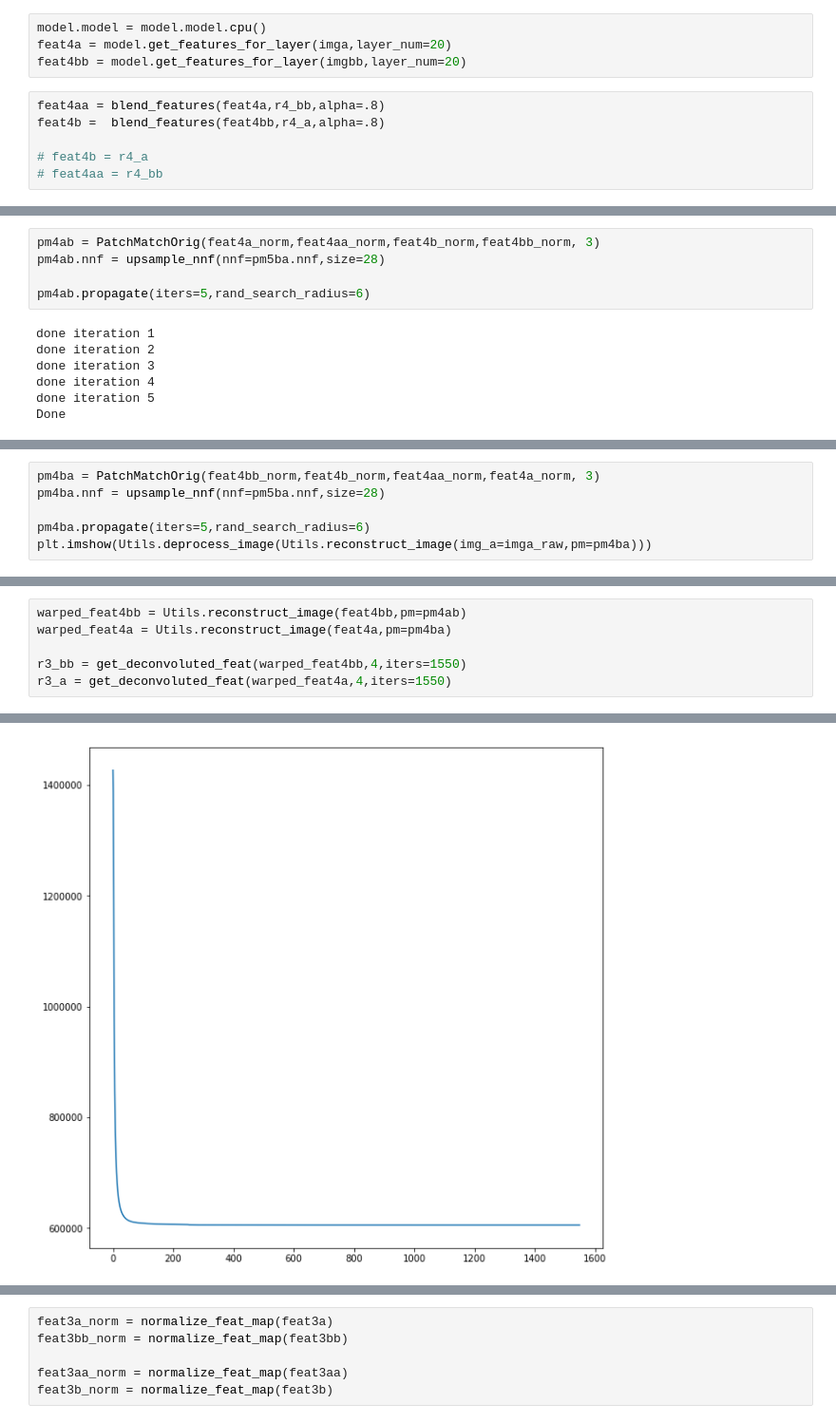
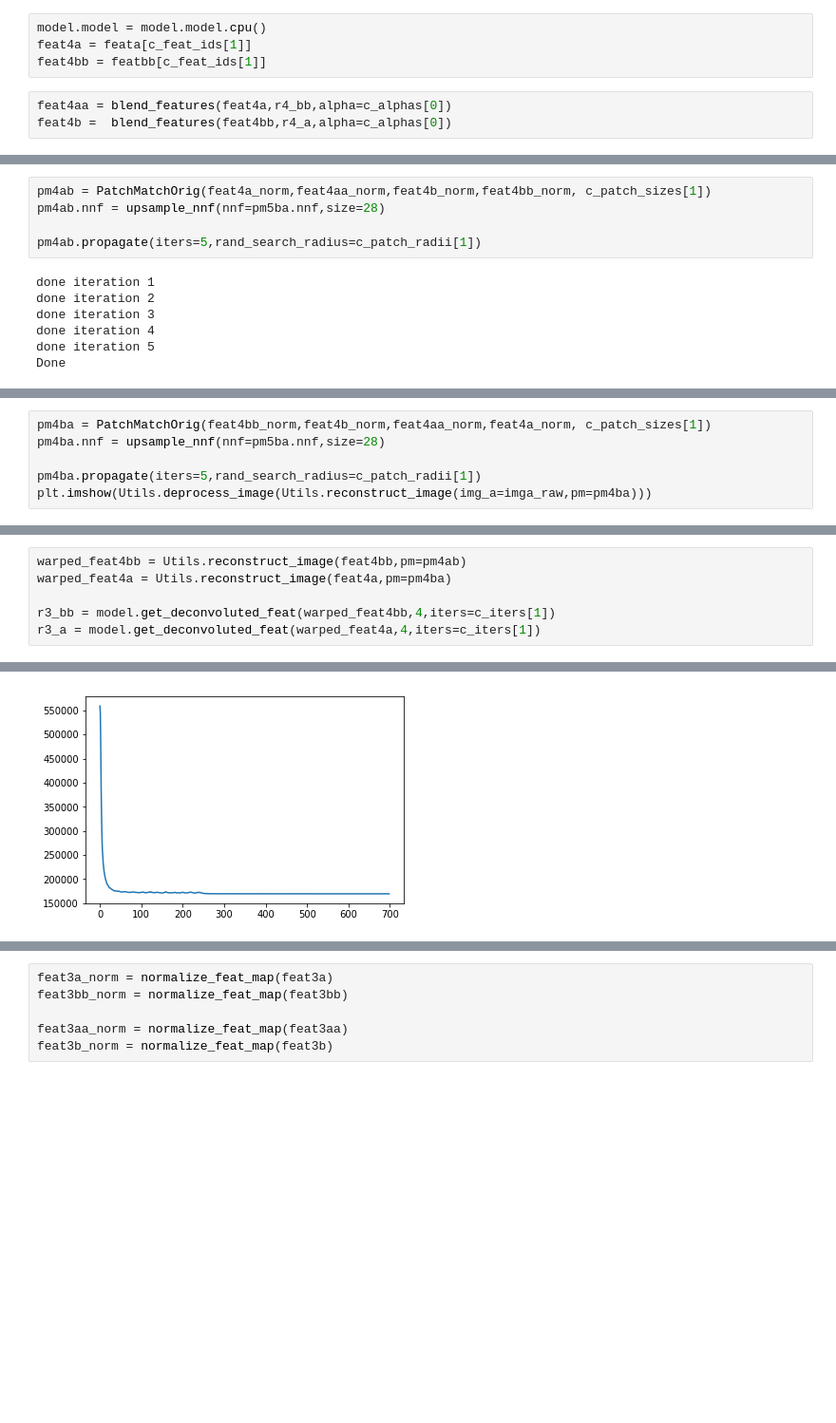
Before and after one commit to harveyslash/Deep-Image-Analogy-PyTorch, a Jupyter notebook: notebooks/Deep Image Analogy.ipynb, the cells around one changed output, grey strips where cells are left out. Shown at 95% size. Saved outputs shown, nothing was run; the diff lists cells and outputs as text; blank space fills up the shorter version.

```diff
--- a/notebooks/Deep Image Analogy.ipynb
+++ b/notebooks/Deep Image Analogy.ipynb
@@ -312,13 +227,10 @@ r4_a = get_deconvoluted_feat(warped_feat5a,5,iters=1550)
 # %%
 model.model = model.model.cpu()
-feat4a = model.get_features_for_layer(imga,layer_num=20)
-feat4bb = model.get_features_for_layer(imgbb,layer_num=20)
+feat4a = feata[c_feat_ids[1]]
+feat4bb = featbb[c_feat_ids[1]]
 # %%
-feat4aa = blend_features(feat4a,r4_bb,alpha=.8)
-feat4b =  blend_features(feat4bb,r4_a,alpha=.8)
-
-# feat4b = r4_a
-# feat4aa = r4_bb
+feat4aa = blend_features(feat4a,r4_bb,alpha=c_alphas[0])
+feat4b =  blend_features(feat4bb,r4_a,alpha=c_alphas[0])
 # %%
 feat4a_norm = normalize_feat_map(feat4a)
 feat4bb_norm = normalize_feat_map(feat4bb)
@@ -328,10 +240,10 @@ feat4b_norm = normalize_feat_map(feat4b)
 # %%
 model.model = model.model.cpu()
 # %%
-pm4ab = PatchMatchOrig(feat4a_norm,feat4aa_norm,feat4b_norm,feat4bb_norm, 3)
+pm4ab = PatchMatchOrig(feat4a_norm,feat4aa_norm,feat4b_norm,feat4bb_norm, c_patch_sizes[1])
 pm4ab.nnf = upsample_nnf(nnf=pm5ba.nnf,size=28)
 
-pm4ab.propagate(iters=5,rand_search_radius=6)
+pm4ab.propagate(iters=5,rand_search_radius=c_patch_radii[1])
 # %% [output]
 done iteration 1
 done iteration 2
@@ -347,8 +259,8 @@ plt.imshow(Utils.deprocess_image(Utils.reconstruct_image(img_a=imgbb_raw,pm=pm4a
 # %%
-pm4ba = PatchMatchOrig(feat4bb_norm,feat4b_norm,feat4aa_norm,feat4a_norm, 3)
+pm4ba = PatchMatchOrig(feat4bb_norm,feat4b_norm,feat4aa_norm,feat4a_norm, c_patch_sizes[1])
 pm4ba.nnf = upsample_nnf(nnf=pm5ba.nnf,size=28)
 
-pm4ba.propagate(iters=5,rand_search_radius=6)
+pm4ba.propagate(iters=5,rand_search_radius=c_patch_radii[1])
 plt.imshow(Utils.deprocess_image(Utils.reconstruct_image(img_a=imga_raw,pm=pm4ba)))
 # %% [output]
 done iteration 1
@@ -363,6 +275,6 @@ Done
 warped_feat4bb = Utils.reconstruct_image(feat4bb,pm=pm4ab)
 warped_feat4a = Utils.reconstruct_image(feat4a,pm=pm4ba)
 
-r3_bb = get_deconvoluted_feat(warped_feat4bb,4,iters=1550)
-r3_a = get_deconvoluted_feat(warped_feat4a,4,iters=1550)
+r3_bb = model.get_deconvoluted_feat(warped_feat4bb,4,iters=c_iters[1])
+r3_a = model.get_deconvoluted_feat(warped_feat4a,4,iters=c_iters[1])
 # %% [output]
@@ -371 +283 @@ r3_a = get_deconvoluted_feat(warped_feat4a,4,iters=1550)
-[figure, old version]
+[figure, new version]
```
Also changed, not shown: parts of 39 cells of this notebook, 1 other file.
